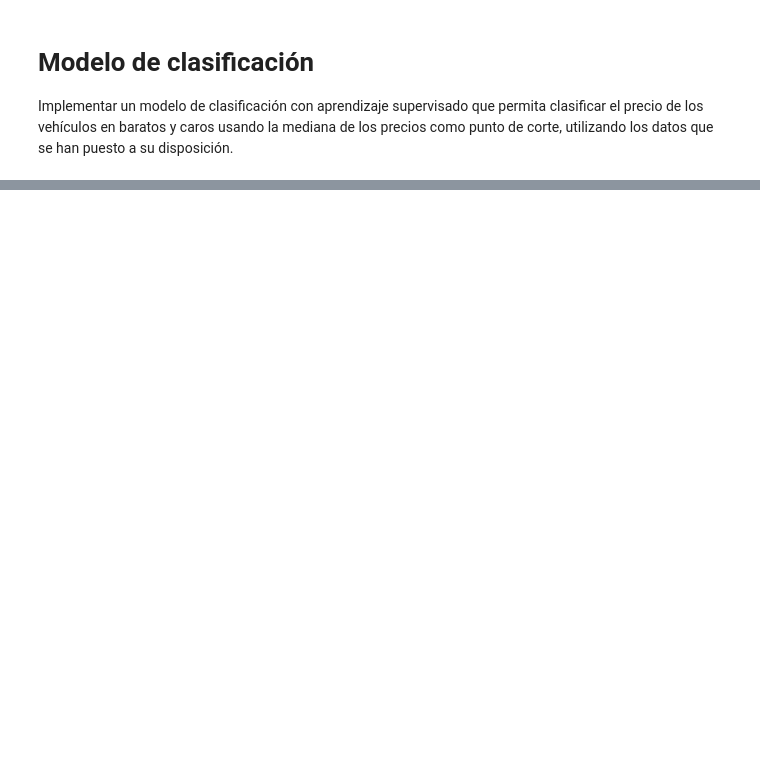
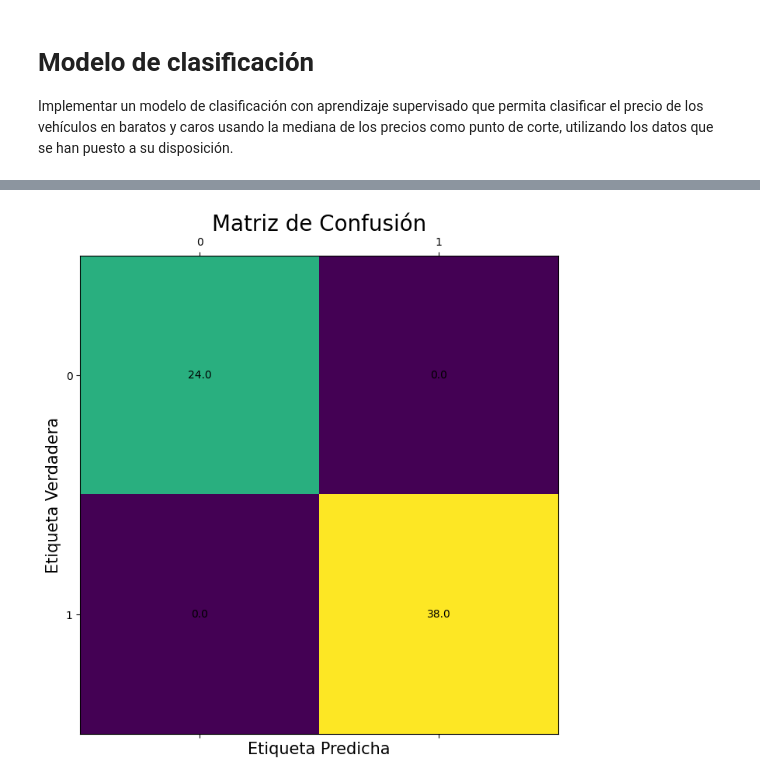
Before and after one commit to Juancito2085/Integrador-M6, a Jupyter notebook: Modelado.ipynb, the cells around one changed output, grey strips where cells are left out. Cells and saved outputs as stored; diff of their text form; code cells hidden in the pictures; blank space fills up the shorter version.

```diff
--- a/Modelado.ipynb
+++ b/Modelado.ipynb
@@ -74,0 +202,2 @@ Implementar un modelo de clasificación con aprendizaje supervisado que permita
+# %%
+x_train,x_test,y_train,y_test=train_test_split(x,y,test_size=0.3, random_state=40)
@@ -74,0 +206,15 @@ Implementar un modelo de clasificación con aprendizaje supervisado que permita
+# %%
+log_reg=LogisticRegression()
+log_reg.fit(x_train,y_train)
+y_predict=log_reg.predict(x_test)
+# %%
+cm = confusion_matrix(y_test, y_predict)
+fig, ax = plt.subplots(figsize=(12,8))
+ax.matshow(cm)
+plt.title('Matriz de Confusión', fontsize=20)
+plt.ylabel('Etiqueta Verdadera', fontsize=15)
+plt.xlabel('Etiqueta Predicha', fontsize=15)
+for (i, j), z in np.ndenumerate(cm):
+    ax.text(j, i, '{:0.1f}'.format(z), ha='center', va='center')
+# %% [output]
+[figure, added]
```
Also changed, not shown: parts of 40 cells of this notebook, 2 other files.
